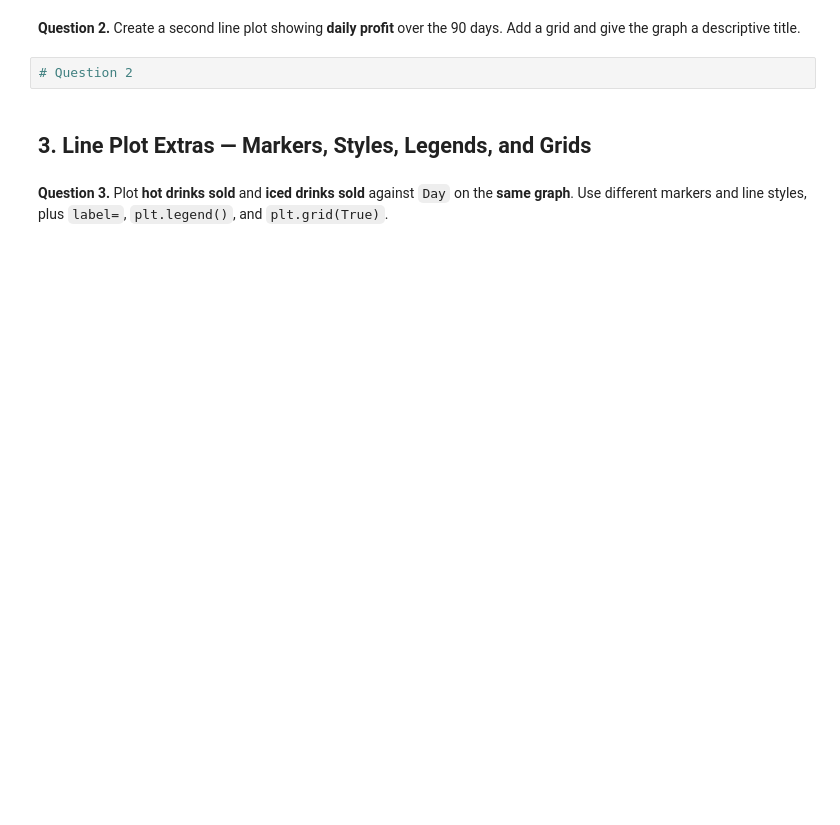
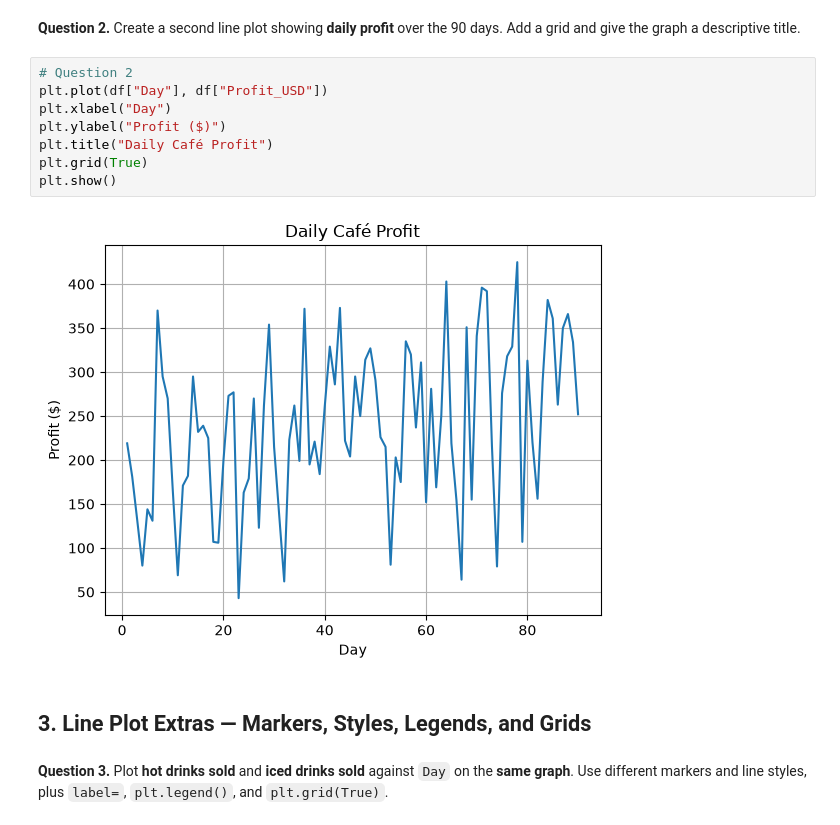
Before and after one commit to ChloeFrisch843/Data_Science_II, a Jupyter notebook: untitled folder/3_matplotlib_practice.ipynb, the cells around one changed output. Drawn from its saved outputs; the diff is of its cells as text; blank space fills up the shorter version.

```diff
--- a/untitled folder/3_matplotlib_practice.ipynb
+++ b/untitled folder/3_matplotlib_practice.ipynb
@@ -154,6 +185,14 @@ If you are unsure of syntax, look it up in your slides or the <https://matplotli
 **Question 2.** Create a second line plot showing **daily profit** over the 90 days. Add a grid and give the graph a descriptive title.
 # %%
 # Question 2
+plt.plot(df["Day"], df["Profit_USD"])
+plt.xlabel("Day")
+plt.ylabel("Profit ($)")
+plt.title("Daily Café Profit")
+plt.grid(True)
+plt.show()
+# %% [output]
+[figure, added]
 # %% [markdown]
 ## 3. Line Plot Extras — Markers, Styles, Legends, and Grids
 # %% [markdown]
```
Also changed, not shown: parts of 24 cells of this notebook, 3 other files.
